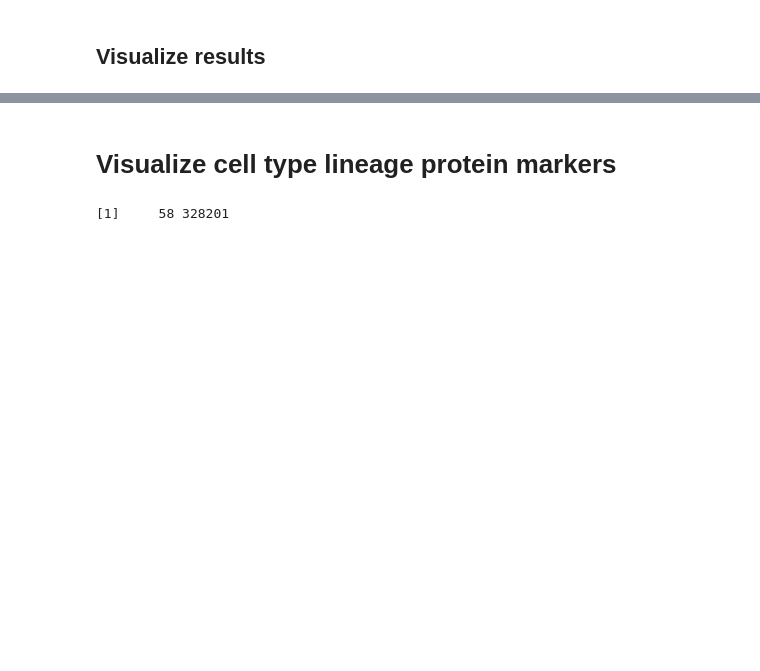
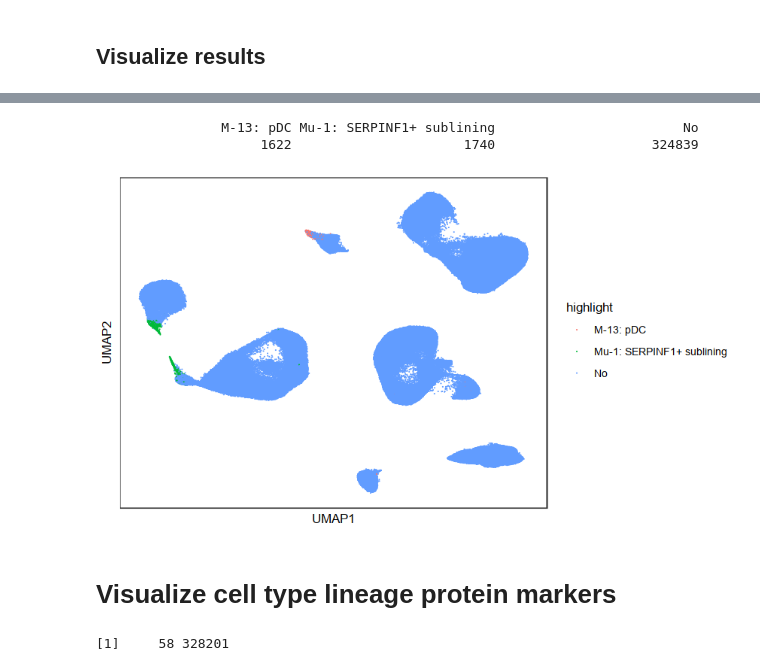
Before and after one commit to immunogenomics/RA_Atlas_CITEseq, a Jupyter notebook: code/all_celltype_reference.ipynb, the cells around one changed output, grey strips where cells are left out. Drawn from its saved outputs; the diff is of its cells as text; code cells hidden in the pictures; blank space fills up the shorter version.

```diff
--- a/code/all_celltype_reference.ipynb
+++ b/code/all_celltype_reference.ipynb
@@ -314,3 +285,30 @@ ggplot() +
+# %%
+umap_labels$highlight <- rep("No", nrow(umap_labels))
+umap_labels$highlight[which(umap_labels$cluster_name == "M-u1: SERPINF1+ sublining")] <- "Mu-1: SERPINF1+ sublining"
+umap_labels$highlight[which(umap_labels$cluster_name == "M-13: pDC")] <- "M-13: pDC"
+table(umap_labels$highlight)
+
+options(repr.plot.height = 4, repr.plot.width = 7)
+ggplot() +
+  geom_point(
+    data = umap_labels[sample(nrow(umap_labels)),],
+    mapping = aes_string(x = "UMAP1", y = "UMAP2", fill = "highlight"),
+    size = 0.3, stroke = 0.0001, shape = 21
+  ) +
+#   facet_wrap( ~ cluster_name) +
+#   scale_fill_manual(values = meta_colors$cell_type, name = "") +
+  theme_bw(base_size = 10) +
+  theme(
+#     legend.position = "none",
+    axis.text = element_blank(),
+    axis.ticks = element_blank(),
+    panel.grid = element_blank(),
+    plot.title = element_text(color="black", size=10)
+  )
+# %% [output]
+                M-13: pDC Mu-1: SERPINF1+ sublining                        No
+                     1622                      1740                    324839
+[figure, added]
 # %% [markdown]
 # Visualize cell type lineage protein markers
 # %%
```
Also changed, not shown: parts of 22 cells of this notebook.
